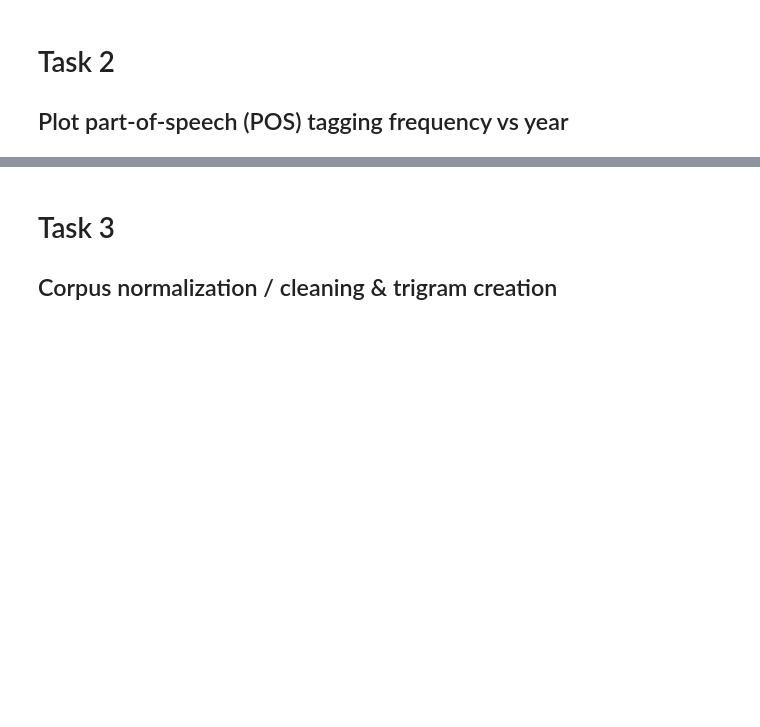
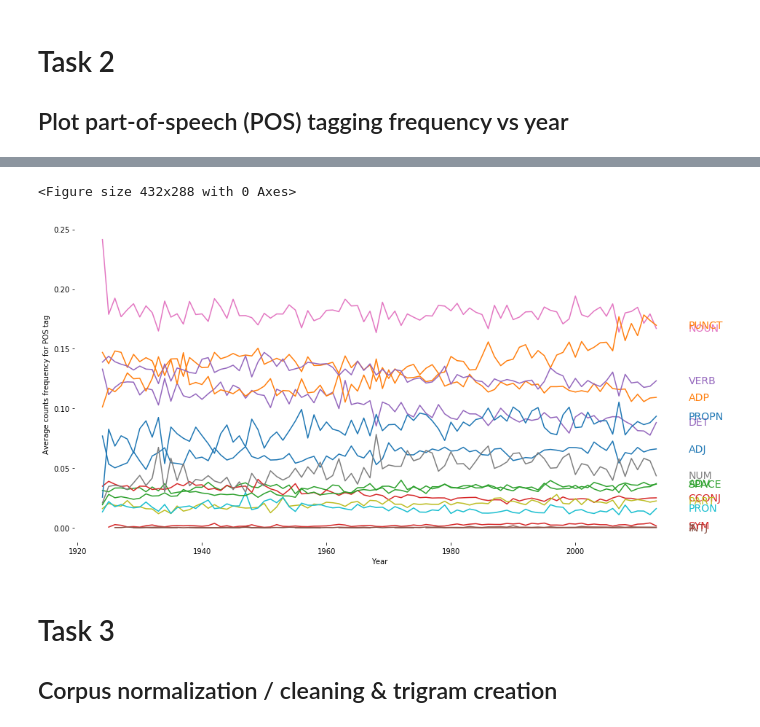
Before and after one commit to matthaeusheer/robot-judge, a Jupyter notebook: notebooks/exc_1_matthaeus_heer.ipynb, the cells around one changed output, grey strips where cells are left out. Cells and saved outputs as stored; diff of their text form; code cells hidden in the pictures; blank space fills up the shorter version.

```diff
--- a/notebooks/exc_1_matthaeus_heer.ipynb
+++ b/notebooks/exc_1_matthaeus_heer.ipynb
@@ -31,7 +34,7 @@ The autoreload extension is already loaded. To reload it, use:
 # %%
 from robot_judge.io import ProblemSet1Io
 # %%
-N_SAMPLED_CASES = 3
+N_SAMPLED_CASES = 1000
 DATA_DIR_NAME = 'assignment_1'
 # %%
 io = ProblemSet1Io(data_dir=DATA_DIR_NAME)
@@ -40,12 +43,12 @@ sampled_cases = io.read_multiple_cases_files(n_samples=N_SAMPLED_CASES)
 # Task 1
 ## Compute sentece, words and letters count per document and plot vs year
 # %%
-%%time
+%%time  # Takse ~40min for 1000 cases
 
 from robot_judge.exploration.corpus_analysis import count_words_sents_letters
 from robot_judge.exploration.corpus_analysis import visualize_counts
-# Takes ~5min for 100 cases.
 
-years, word_counts, sents_counts, letters_counts = count_words_sents_letters(sampled_cases, extract_years=True)
-visualize_counts(years, word_counts, sents_counts, letters_counts)
+
+labels, word_counts, sents_counts, letters_counts = count_words_sents_letters(sampled_cases)
+years = [ProblemSet1Io.get_year_from_case_title(label) for label in labels]
 # %% [output]
@@ -55,15 +61,3 @@ Wall time: 3.38 s
 # %% [markdown]
 # Task 2
 ## Plot part-of-speech (POS) tagging frequency vs year
-# %%
-%%time
-
-years = []
-pos_tags = []
-
-for case_title, case_text in cases_dict.items():
-    year = get_year_from_case_title(case_title)
-    years.append(year)
-
-    pos_tags_ = [token.pos_ for token in spacy_doc(case_text)]
-    pos_tags.append(pos_tags_)
@@ -116,3 +73,10 @@ plt.show()
+# %%
+pos_df = aggregate_avg_pos_tags(years, pos_tags)
+# %%
+visualize_avg_pos_vs_year(pos_df)
+# %% [output]
+<Figure size 432x288 with 0 Axes>
+[figure, added]
 # %% [markdown]
 # Task 3
 ## Corpus normalization / cleaning & trigram creation
```
Also changed, not shown: parts of 36 cells of this notebook, 9 other files.
